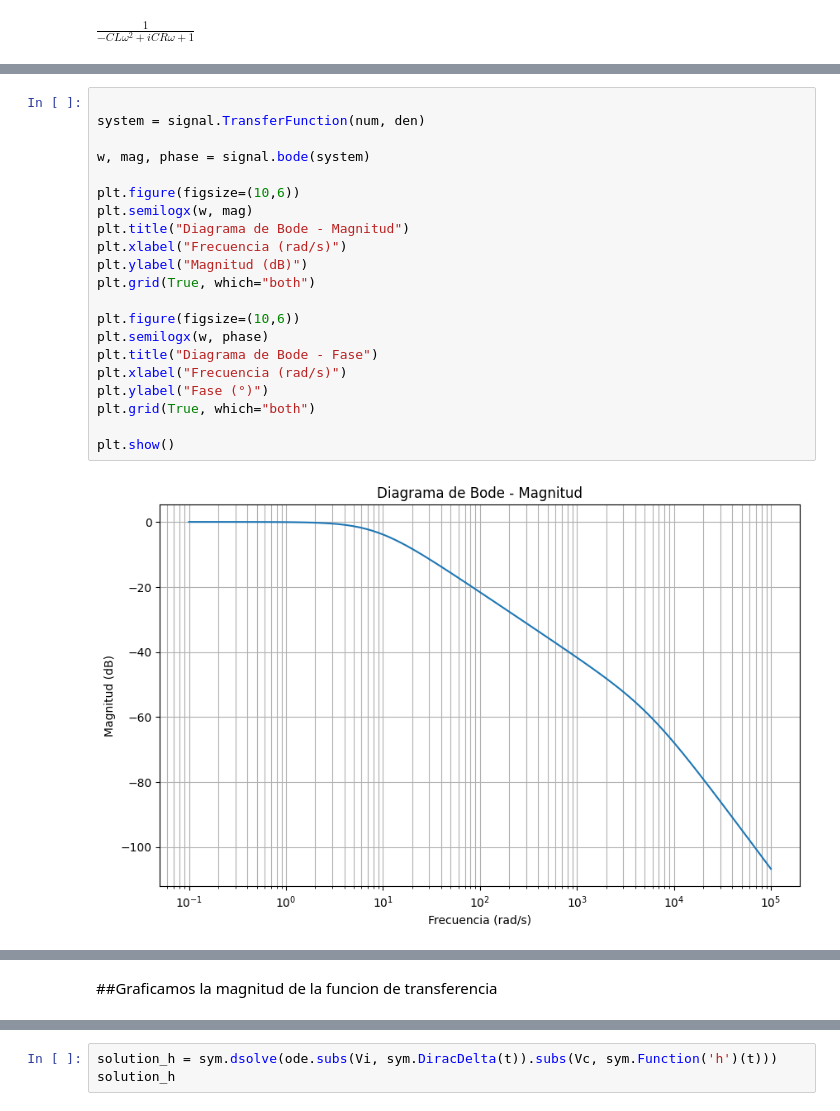
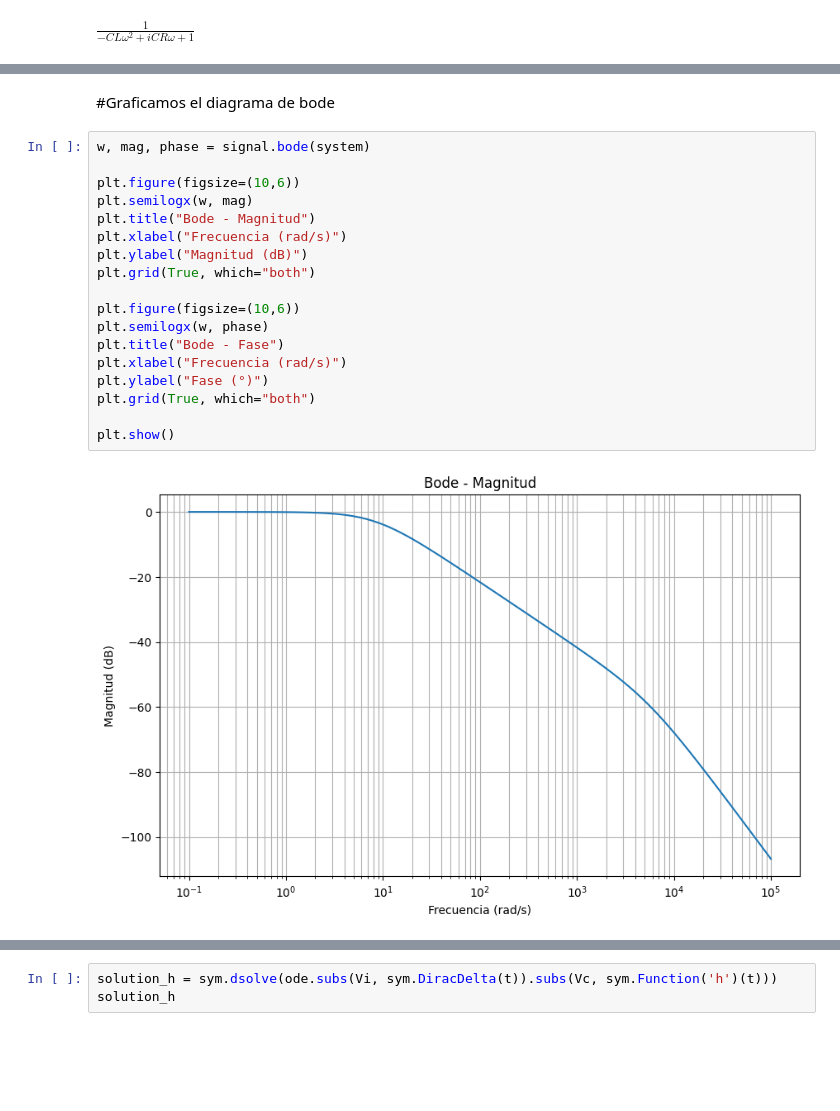
Before and after one commit to WuilderOsio1198/Senalesysistemas, a Jupyter notebook: Tarea_Red_Electrica.ipynb, the cells around one changed output, grey strips where cells are left out. Drawn from its saved outputs; the diff is of its cells as text; blank space fills up the shorter version.

```diff
--- a/Tarea_Red_Electrica.ipynb
+++ b/Tarea_Red_Electrica.ipynb
@@ -85,26 +88,25 @@ Requirement already satisfied: pillow>=8 in /usr/local/lib/python3.12/dist-packa
 Requirement already satisfied: pyparsing>=2.3.1 in /usr/local/lib/python3.12/dist-packages (from matplotlib) (3.2.5)
 Requirement already satisfied: python-dateutil>=2.7 in /usr/local/lib/python3.12/dist-packages (from matplotlib) (2.9.0.post0)
 Requirement already satisfied: six>=1.5 in /usr/local/lib/python3.12/dist-packages (from python-dateutil>=2.7->matplotlib) (1.17.0)
+# %% [markdown]
+#Graficamos el diagrama de bode
 # %%
-
-system = signal.TransferFunction(num, den)
-
 w, mag, phase = signal.bode(system)
 
 plt.figure(figsize=(10,6))
 plt.semilogx(w, mag)
-plt.title("Diagrama de Bode - Magnitud")
+plt.title("Bode - Magnitud")
 plt.xlabel("Frecuencia (rad/s)")
 plt.ylabel("Magnitud (dB)")
 plt.grid(True, which="both")
 
 plt.figure(figsize=(10,6))
 plt.semilogx(w, phase)
-plt.title("Diagrama de Bode - Fase")
+plt.title("Bode - Fase")
 plt.xlabel("Frecuencia (rad/s)")
 plt.ylabel("Fase (°)")
 plt.grid(True, which="both")
 
 plt.show()
 # %% [output]
-[figure, old version]
+[figure, new version]
@@ -112,2 +113,0 @@ plt.show()
-# %% [markdown]
-##Graficamos la magnitud de la funcion de transferencia
```
Also changed, not shown: parts of 15 cells of this notebook.
